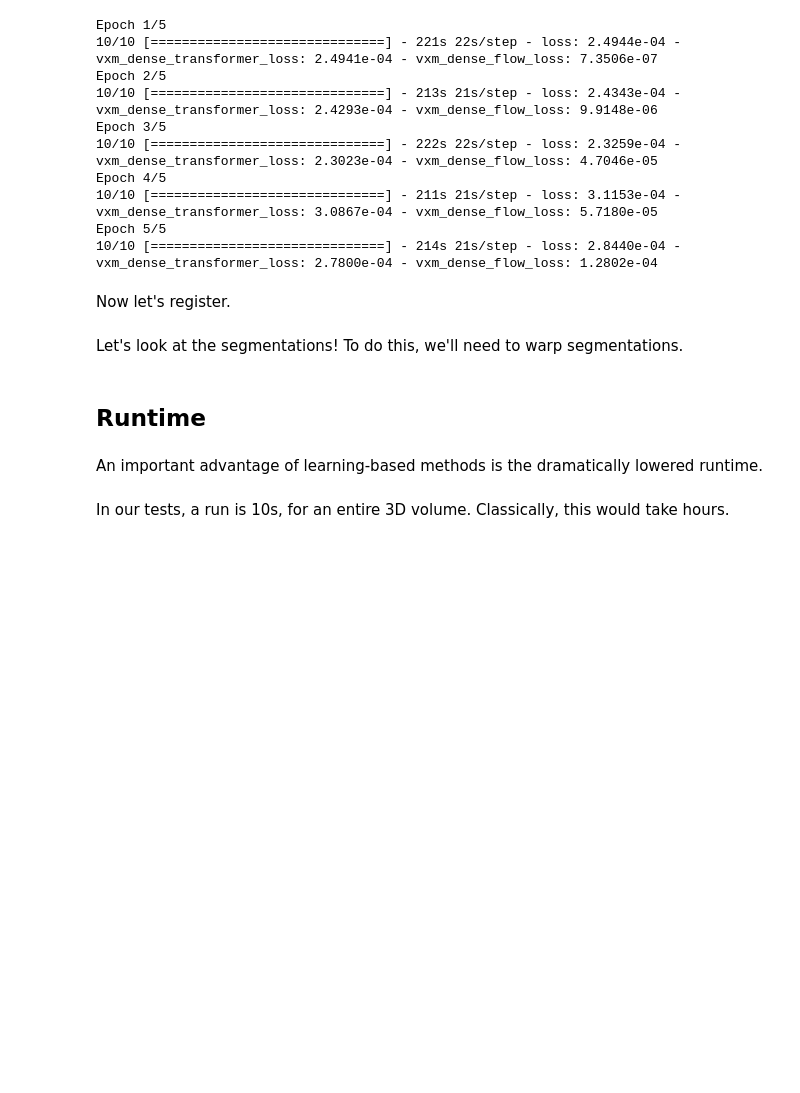
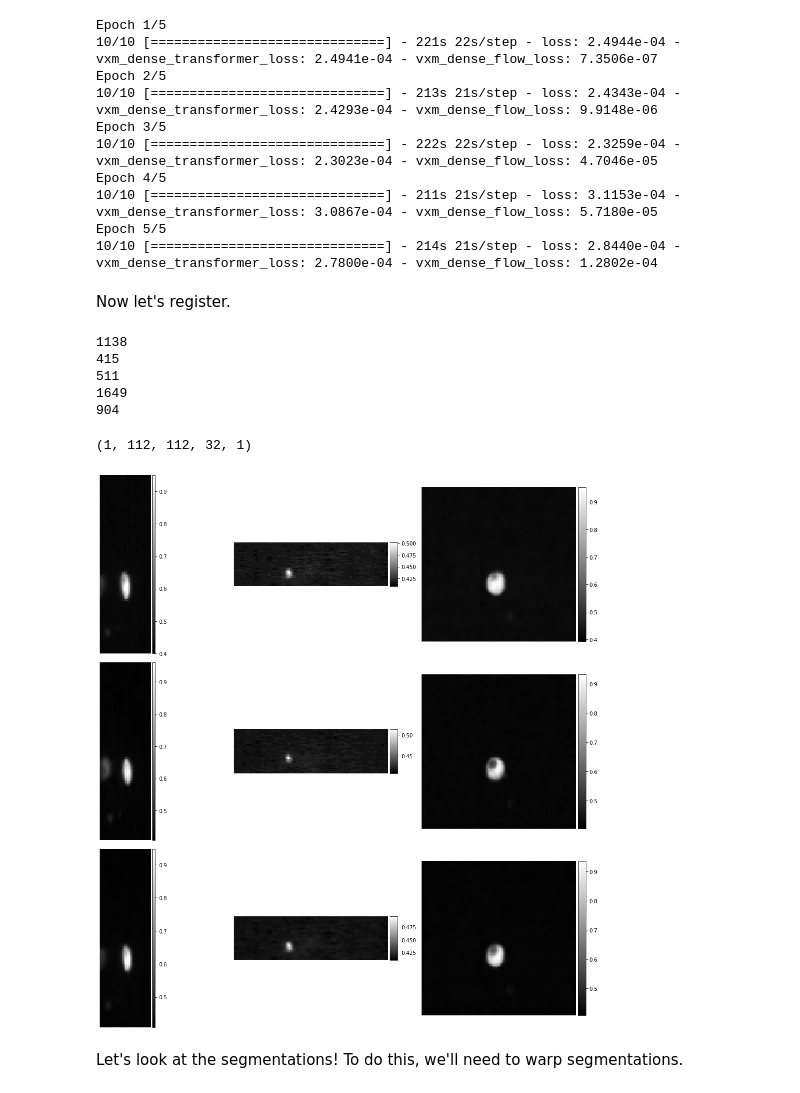
Before and after one commit to madtoinou/voxelmorph, a Jupyter notebook: voxelmorph_project.ipynb, the cells around one changed output. Cells and saved outputs as stored; diff of their text form; code cells hidden in the pictures; blank space fills up the shorter version.

Commit message:
labels warping

```diff
--- a/voxelmorph_project.ipynb
+++ b/voxelmorph_project.ipynb
@@ -274,7 +229,7 @@ train_generator = util.vxm_data_generator(slices_train_3d,
                                           vol_fixed=np.array(hf.get('853')["frame"][0][:,:,:])/255,
                                           batch_size=4)
 
-hist = vxm_model.fit(train_generator, epochs=5, steps_per_epoch=10, verbose=1);
+hist = vxm_model.fit(train_generator, epochs=5, steps_per_epoch=5, verbose=1);
 # %% [output]
 Epoch 1/5
 10/10 [==============================] - 221s 22s/step - loss: 2.4944e-04 - vxm_dense_transformer_loss: 2.4941e-04 - vxm_dense_flow_loss: 7.3506e-07
@@ -288,8 +243,46 @@ Epoch 5/5
 10/10 [==============================] - 214s 21s/step - loss: 2.8440e-04 - vxm_dense_transformer_loss: 2.7800e-04 - vxm_dense_flow_loss: 1.2802e-04
 # %% [markdown]
 Now let's register.
+# %%
+# print keys in test with labels mask
+for i in keys_test[300:]:
+    if len(hf.get(i)) > 1:
+        print(i)
+# %% [output]
+1138
+415
+511
+1649
+904
+# %%
+val_input = [
+             (np.array(hf.get('1649')["frame"][0][:,:,:])/255)[np.newaxis, ..., np.newaxis],
+             (np.array(hf.get('853')["frame"][0][:,:,:])/255)[np.newaxis, ..., np.newaxis]
+            ]
+
+val_input[1].shape
+# %% [output]
+(1, 112, 112, 32, 1)
 # %%
 val_pred = vxm_model.predict(val_input);
 # %%
 moved_pred = val_pred[0].squeeze()
 pred_warp = val_pred[1]
+# %%
+mid_slices_moving = [np.take(val_input[0].squeeze(), vol_shape[d]//2, axis=d) for d in range(3)]
+mid_slices_moving[1] = np.rot90(mid_slices_moving[1], 1)
+mid_slices_moving[2] = np.rot90(mid_slices_moving[2], -1)
+
+mid_slices_fixed = [np.take(val_input[1].squeeze(), vol_shape[d]//2, axis=d) for d in range(3)]
+mid_slices_fixed[1] = np.rot90(mid_slices_fixed[1], 1)
+mid_slices_fixed[2] = np.rot90(mid_slices_fixed[2], -1)
+
+mid_slices_pred = [np.take(moved_pred, vol_shape[d]//2, axis=d) for d in range(3)]
+mid_slices_pred[1] = np.rot90(mid_slices_pred[1], 1)
+mid_slices_pred[2] = np.rot90(mid_slices_pred[2], -1)
+ne.plot.slices(mid_slices_moving + mid_slices_fixed + mid_slices_pred,
+               cmaps=['gray'],
+               do_colorbars=True,
+               grid=[3,3]);
+# %% [output]
+[figure, added]
@@ -297,7 +292,3 @@ pred_warp = val_pred[1]
 Let's look at the segmentations! To do this, we'll need to warp segmentations.
 # %%
 warp_model = vxm.networks.Transform(vol_shape, interp_method='nearest')
-# %% [markdown]
-## Runtime
-# %% [markdown]
-An important advantage of learning-based methods is the dramatically lowered runtime.
@@ -306,2 +294,0 @@ An important advantage of learning-based methods is the dramatically lowered run
-# %% [markdown]
-In our tests, a run is 10s, for an entire 3D volume. Classically, this would take hours.
```
Also changed, not shown: parts of 31 cells of this notebook.
